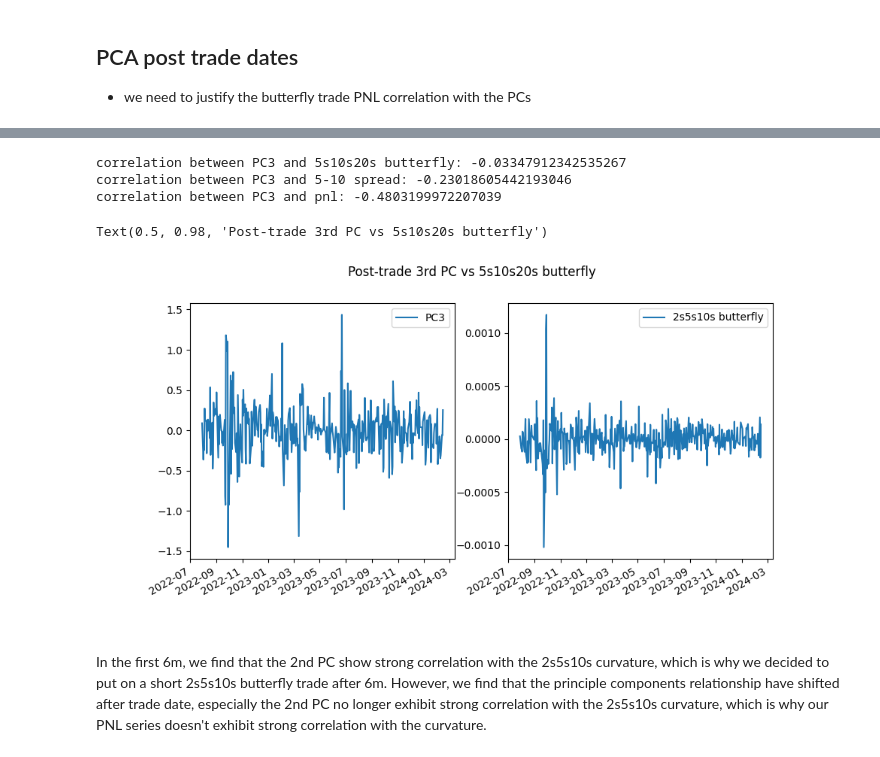
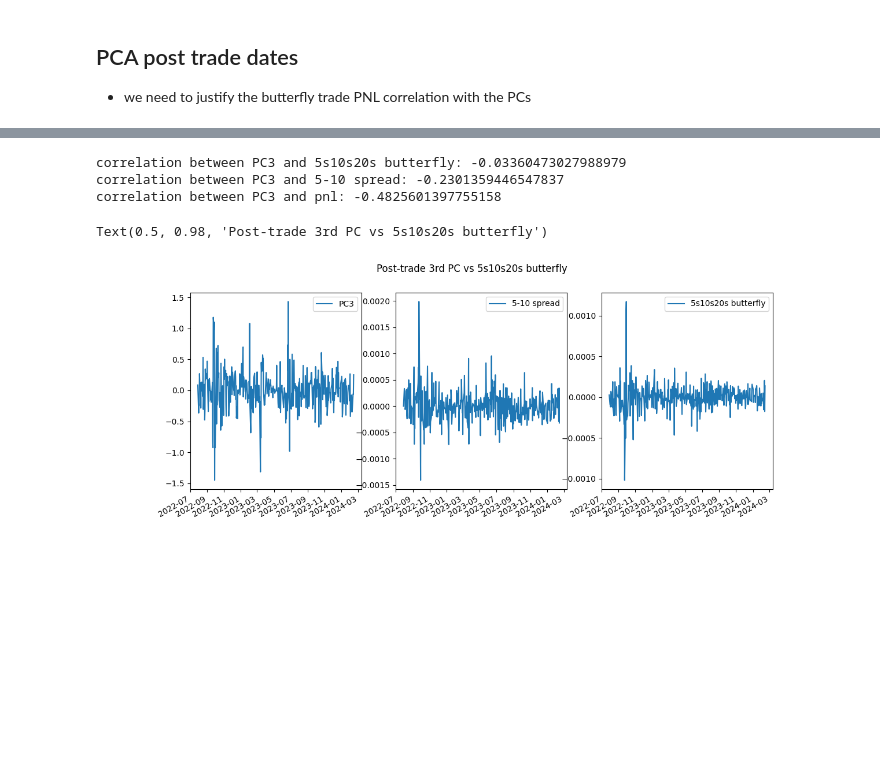
Before and after one commit to QizheCui/PCA_Butterfly_Trading_Strategy, a Jupyter notebook: LiborVersion/PCA_Trade_Libor_5s10s20s_changes.ipynb, the cells around one changed output, grey strips where cells are left out. Saved outputs shown, nothing was run; the diff lists cells and outputs as text; code cells hidden in the pictures; blank space fills up the shorter version.

```diff
--- a/LiborVersion/PCA_Trade_Libor_5s10s20s_changes.ipynb
+++ b/LiborVersion/PCA_Trade_Libor_5s10s20s_changes.ipynb
@@ -544,26 +550,27 @@ Text(0.5, 0.98, 'Post-trade 2nd PC vs 5-10 spread and 2s5s10s butterfly')
 # %%
 # 3rd PC
 PC3 = post_trade_scales.dot(eigenvectors[:,2])
 print(f"correlation between PC3 and 5s10s20s butterfly: {np.corrcoef(PC3, post_trade_butterfly)[0][1]}")
 print(f"correlation between PC3 and 5-10 spread: {np.corrcoef(PC3, -post_trade_spread)[0][1]}")
 print(f"correlation between PC3 and pnl: {np.corrcoef(PC3, pnl_series)[0][1]}")
-plt.figure(figsize=(10,5))
-plt.subplot(1,2,1)
+plt.figure(figsize=(13,5))
+plt.subplot(1,3,1)
 plt.plot(post_trade_dates,PC3, label='PC3')
 plt.gcf().autofmt_xdate()
 plt.legend()
-plt.subplot(1,2,2)
-plt.plot(post_trade_dates,post_trade_butterfly, label='2s5s10s butterfly')
+plt.subplot(1,3,2)
+plt.plot(post_trade_dates,-post_trade_spread, label='5-10 spread')
 plt.gcf().autofmt_xdate()
 plt.legend()
-
+plt.subplot(1,3,3)
+plt.plot(post_trade_dates,post_trade_butterfly, label='5s10s20s butterfly')
+plt.gcf().autofmt_xdate()
+plt.legend()
 # a super title
 plt.suptitle('Post-trade 3rd PC vs 5s10s20s butterfly')
 # %% [output]
-correlation between PC3 and 5s10s20s butterfly: -0.03347912342535267
-correlation between PC3 and 5-10 spread: -0.23018605442193046
-correlation between PC3 and pnl: -0.4803199972207039
+correlation between PC3 and 5s10s20s butterfly: -0.03360473027988979
+correlation between PC3 and 5-10 spread: -0.2301359446547837
+correlation between PC3 and pnl: -0.4825601397755158
 Text(0.5, 0.98, 'Post-trade 3rd PC vs 5s10s20s butterfly')
-[figure, old version]
+[figure, new version]
-# %% [markdown]
-In the first 6m, we find that the 2nd PC show strong correlation with the 2s5s10s curvature, which is why we decided to put on a short 2s5s10s butterfly trade after 6m. However, we find that the principle components relationship have shifted after trade date, especially the 2nd PC no longer exhibit strong correlation with the 2s5s10s curvature, which is why our PNL series doesn't exhibit strong correlation with the curvature.
```
Also changed, not shown: parts of 15 cells of this notebook, 4 other files.
